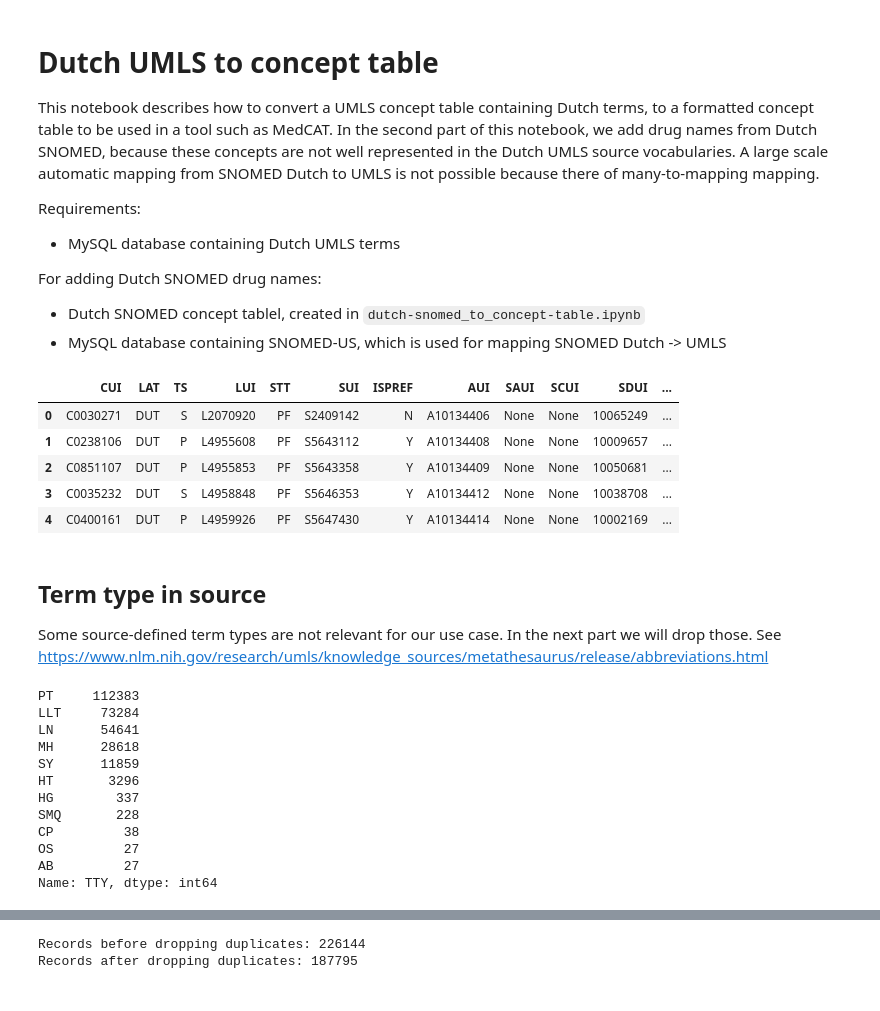
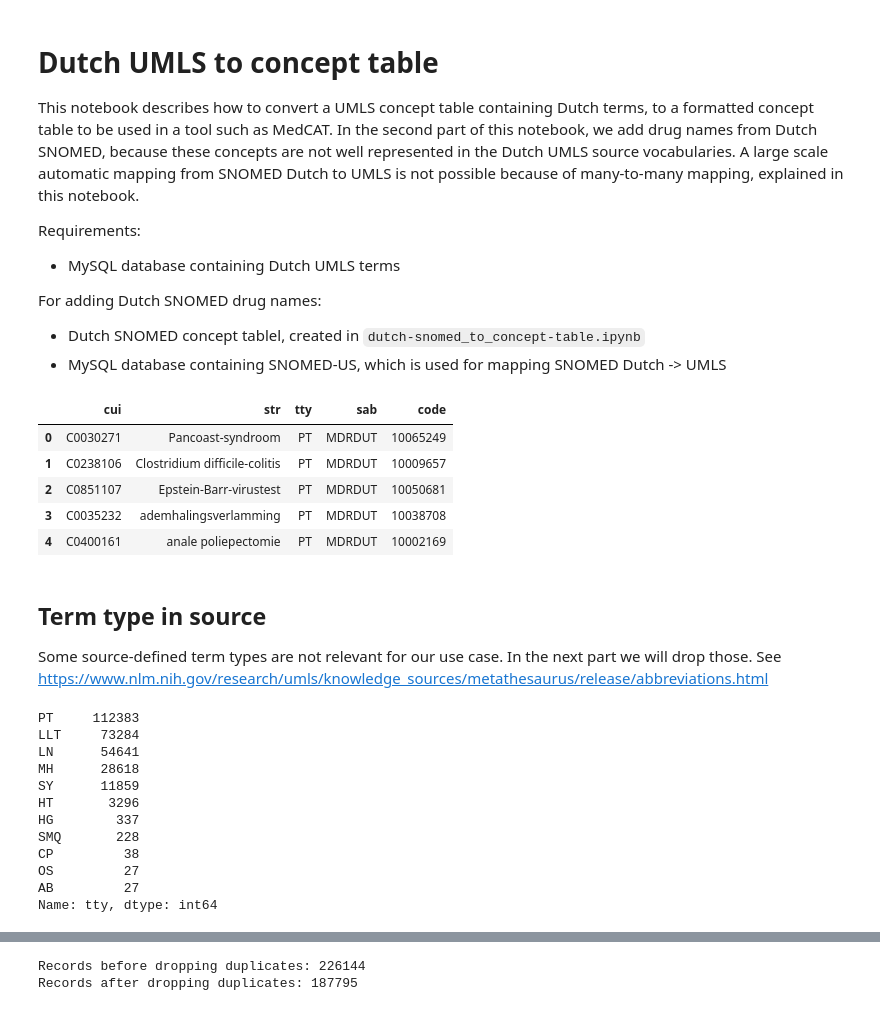
Before and after one commit to umcu/dutch-medical-concepts, a Jupyter notebook: dutch-umls_to_concept-table.ipynb, the cells around one changed output, grey strips where cells are left out. Saved outputs shown, nothing was run; the diff lists cells and outputs as text; code cells hidden in the pictures.

```diff
--- a/dutch-umls_to_concept-table.ipynb
+++ b/dutch-umls_to_concept-table.ipynb
@@ -1,6 +1,6 @@
 # %% [markdown]
 # Dutch UMLS to concept table
-This notebook describes how to convert a UMLS concept table containing Dutch terms, to a formatted concept table to be used in a tool such as MedCAT. In the second part of this notebook, we add drug names from Dutch SNOMED, because these concepts are not well represented in the Dutch UMLS source vocabularies. A large scale automatic mapping from SNOMED Dutch to UMLS is not possible because there of many-to-mapping mapping.
+This notebook describes how to convert a UMLS concept table containing Dutch terms, to a formatted concept table to be used in a tool such as MedCAT. In the second part of this notebook, we add drug names from Dutch SNOMED, because these concepts are not well represented in the Dutch UMLS source vocabularies. A large scale automatic mapping from SNOMED Dutch to UMLS is not possible because of many-to-many mapping, explained in this notebook.
 
 Requirements:
 - MySQL database containing Dutch UMLS terms
@@ -31,22 +31,22 @@ connection = create_engine(connection_string)
 # %%
 # Retrieve Dutch UMLS concepts
 query = """
-SELECT * FROM MRCONSO WHERE LAT = 'DUT'
+SELECT cui, str, tty, sab, code FROM MRCONSO WHERE LAT = 'DUT'
 """
 df_dutch_umls = pd.read_sql_query(query, con=connection)
 df_dutch_umls.head()
 # %% [output]
-|  | CUI | LAT | TS | LUI | STT | SUI | ISPREF | AUI | SAUI | SCUI | SDUI | ... |
-| 0 | C0030271 | DUT | S | L2070920 | PF | S2409142 | N | A10134406 | None | None | 10065249 | ... |
-| 1 | C0238106 | DUT | P | L4955608 | PF | S5643112 | Y | A10134408 | None | None | 10009657 | ... |
-| 2 | C0851107 | DUT | P | L4955853 | PF | S5643358 | Y | A10134409 | None | None | 10050681 | ... |
-| 3 | C0035232 | DUT | S | L4958848 | PF | S5646353 | Y | A10134412 | None | None | 10038708 | ... |
-| 4 | C0400161 | DUT | P | L4959926 | PF | S5647430 | Y | A10134414 | None | None | 10002169 | ... |
+|  | cui | str | tty | sab | code |
+| 0 | C0030271 | Pancoast-syndroom | PT | MDRDUT | 10065249 |
+| 1 | C0238106 | Clostridium difficile-colitis | PT | MDRDUT | 10009657 |
+| 2 | C0851107 | Epstein-Barr-virustest | PT | MDRDUT | 10050681 |
+| 3 | C0035232 | ademhalingsverlamming | PT | MDRDUT | 10038708 |
+| 4 | C0400161 | anale poliepectomie | PT | MDRDUT | 10002169 |
 # %% [markdown]
 ## Term type in source
 Some source-defined term types are not relevant for our use case. In the next part we will drop those. See https://www.nlm.nih.gov/research/umls/knowledge_sources/metathesaurus/release/abbreviations.html
 # %%
-df_dutch_umls.TTY.value_counts()
+df_dutch_umls.tty.value_counts()
 # %% [output]
 PT     112383
 LLT     73284
@@ -59,7 +59,7 @@ SMQ       228
 CP         38
 OS         27
 AB         27
-Name: TTY, dtype: int64
+Name: tty, dtype: int64
 # %% [markdown]
 | TTY  | Description | Count | Example | Reference|
 | - | - | - | - | - |
```
Also changed, not shown: parts of 39 cells of this notebook, 1 other file.
